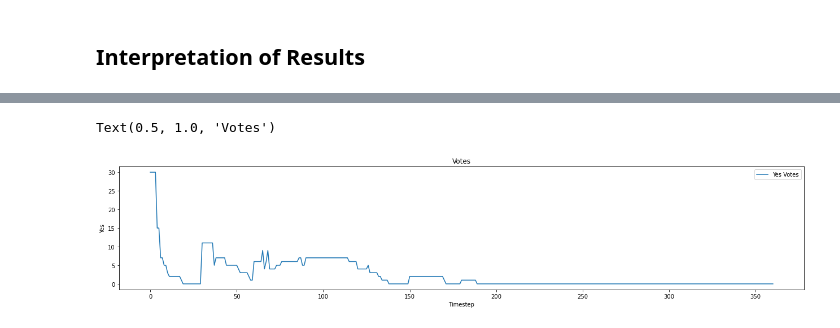
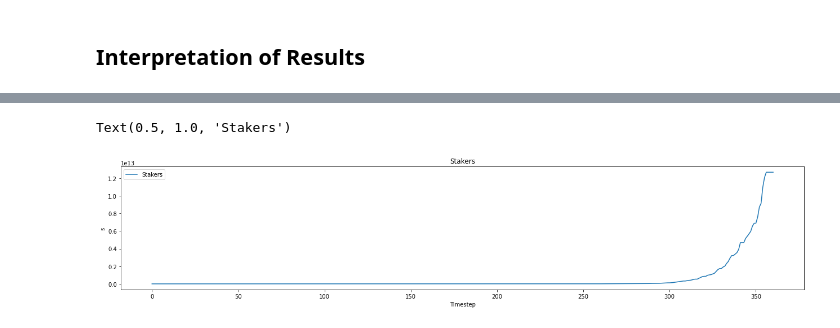
Before and after one commit to marc4gov/rnet-oceandao, a Jupyter notebook: rnet-oceandao.ipynb, the cells around one changed output, grey strips where cells are left out. Saved outputs shown, nothing was run; the diff lists cells and outputs as text; code cells hidden in the pictures.

```diff
--- a/rnet-oceandao.ipynb
+++ b/rnet-oceandao.ipynb
@@ -246,17 +151,17 @@ OutEdgeView([])
 # %%
 import matplotlib.pyplot as plt
 
 df1 = df[(df['run'] == 1)]
 plt.figure(figsize=(100,4))
 plt.subplot(141)
-plt.plot(df1['timestep'], df1["yes_votes"],label='Yes Votes')
+plt.plot(df1['timestep'], df1["stakers"],label='Stakers')
 plt.xlabel('Timestep')
-plt.ylabel('Yes')
+plt.ylabel('s')
 plt.legend()
-plt.title('Votes')
+plt.title('Stakers')
 # %% [output]
-Text(0.5, 1.0, 'Votes')
+Text(0.5, 1.0, 'Stakers')
-[figure, old version]
+[figure, new version]
 # %%
 df1 = df[(df['run'] == 1) & (df['simulation'] == 0)]
 df2 = df[(df['run'] == 2) & (df['simulation'] == 0)]
```
Also changed, not shown: parts of 11 cells of this notebook, 4 other files.
